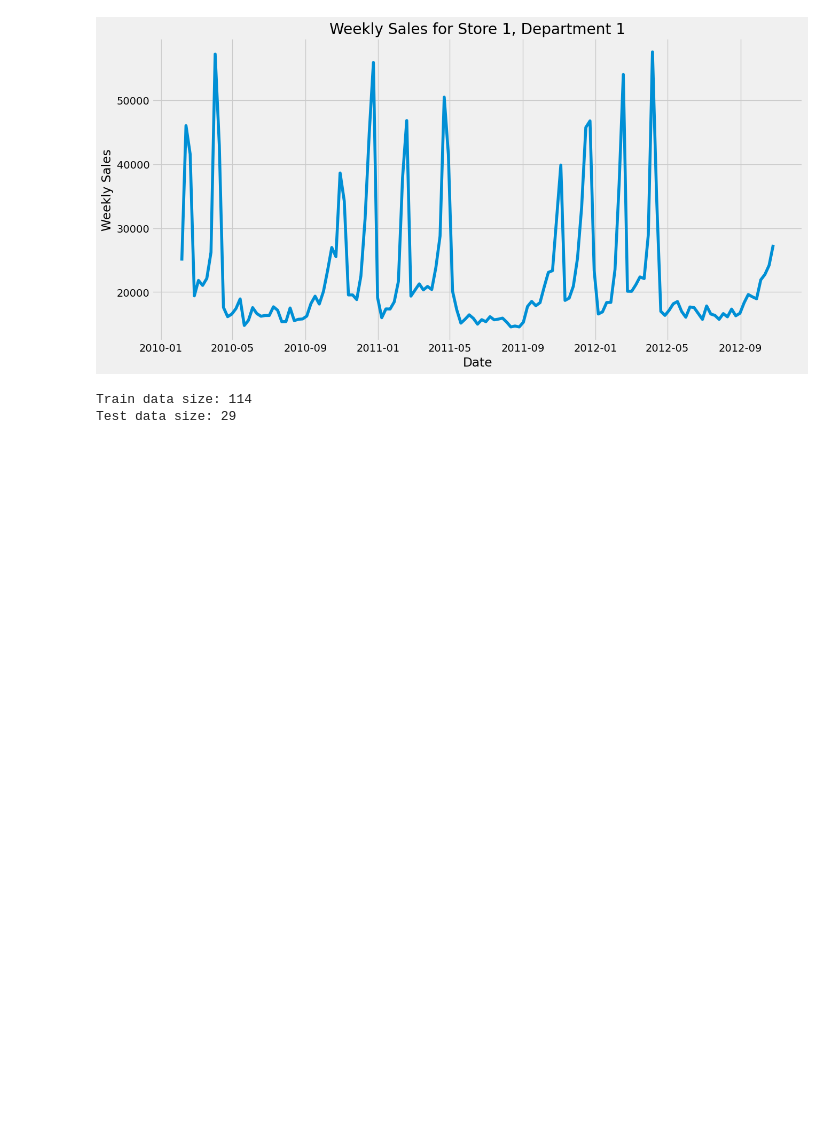
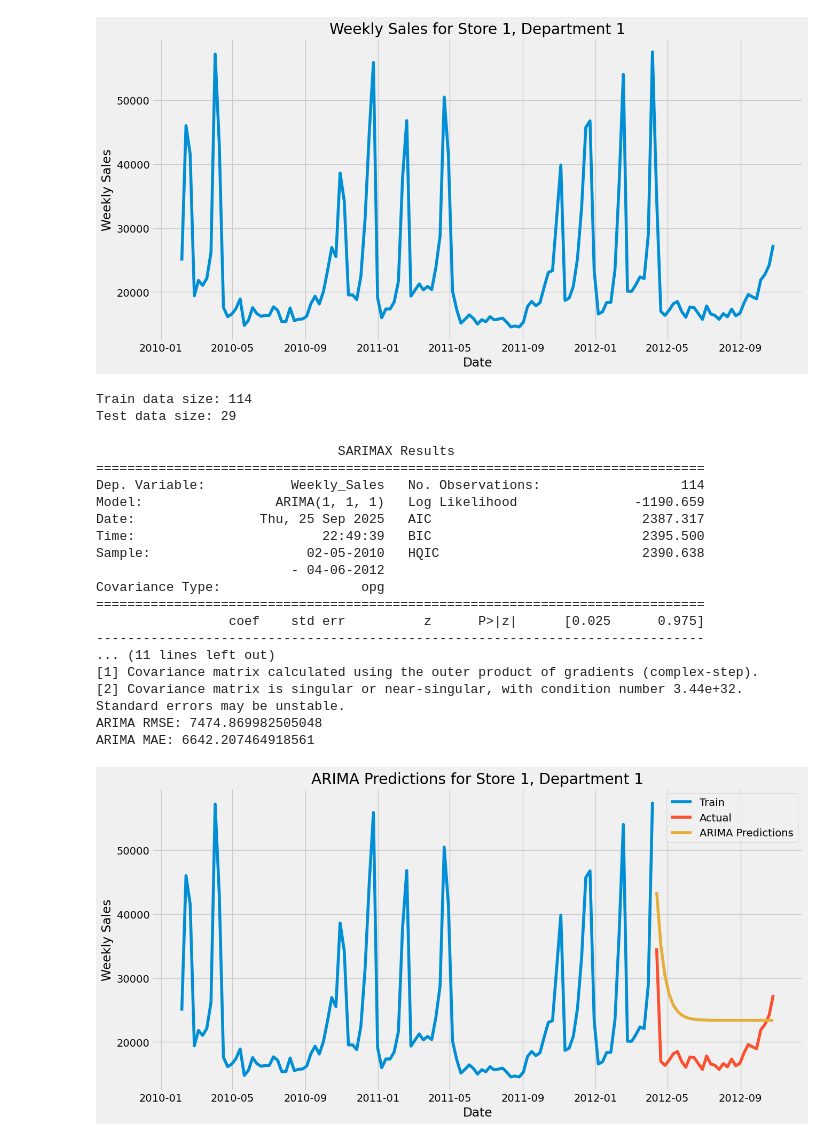
Before and after one commit to MiltonTMuzhanye/Sales_Forecast_Prediction, a Jupyter notebook: Sales_forecast.ipynb, the cells around one changed output. Drawn from its saved outputs; the diff is of its cells as text; code cells hidden in the pictures; blank space fills up the shorter version.

Commit message:
Add files via upload
Modelling (arima, sarima, prophet)

```diff
--- a/Sales_forecast.ipynb
+++ b/Sales_forecast.ipynb
@@ -226,3 +226,46 @@ print(f"Test data size: {len(test_data)}")
 [figure]
 Train data size: 114
 Test data size: 29
+# %%
+arima_model = ARIMA(train_data, order=(1, 1, 1))
+arima_model_fit = arima_model.fit()
+
+print(arima_model_fit.summary())
+
+arima_predictions = arima_model_fit.forecast(steps=len(test_data))
+
+arima_rmse = np.sqrt(mean_squared_error(test_data, arima_predictions))
+arima_mae = mean_absolute_error(test_data, arima_predictions)
+
+print(f"ARIMA RMSE: {arima_rmse}")
+print(f"ARIMA MAE: {arima_mae}")
+
+plt.figure(figsize=(14, 7))
+plt.plot(train_data.index, train_data, label='Train')
+plt.plot(test_data.index, test_data, label='Actual')
+plt.plot(test_data.index, arima_predictions, label='ARIMA Predictions')
+plt.title(f'ARIMA Predictions for Store {store_id}, Department {dept_id}')
+plt.xlabel('Date')
+plt.ylabel('Weekly Sales')
+plt.legend()
+plt.grid(True)
+plt.show()
+# %% [output]
+                               SARIMAX Results
+==============================================================================
+Dep. Variable:           Weekly_Sales   No. Observations:                  114
+Model:                 ARIMA(1, 1, 1)   Log Likelihood               -1190.659
+Date:                Thu, 25 Sep 2025   AIC                           2387.317
+Time:                        22:49:39   BIC                           2395.500
+Sample:                    02-05-2010   HQIC                          2390.638
+                         - 04-06-2012
+Covariance Type:                  opg
+==============================================================================
+                 coef    std err          z      P>|z|      [0.025      0.975]
+------------------------------------------------------------------------------
+... (11 lines left out)
+[1] Covariance matrix calculated using the outer product of gradients (complex-step).
+[2] Covariance matrix is singular or near-singular, with condition number 3.44e+32. Standard errors may be unstable.
+ARIMA RMSE: 7474.869982505048
+ARIMA MAE: 6642.207464918561
+[figure, added]
```
Also changed, not shown: parts of 2 cells of this notebook.
